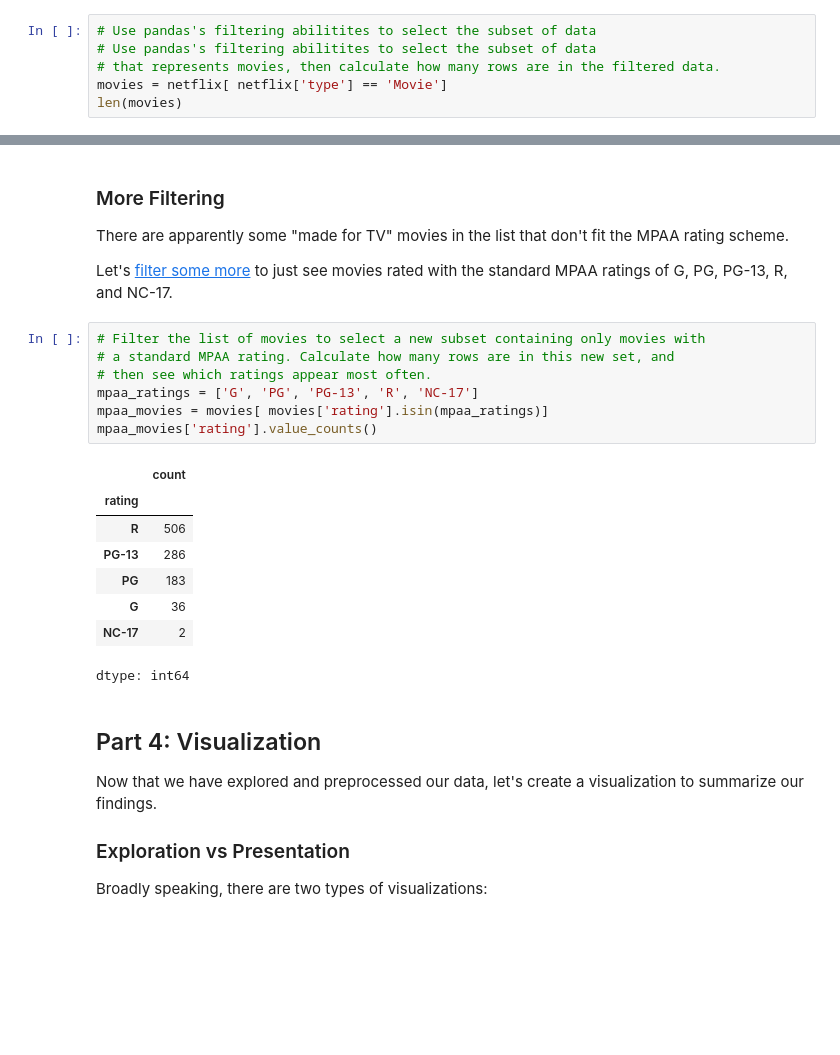
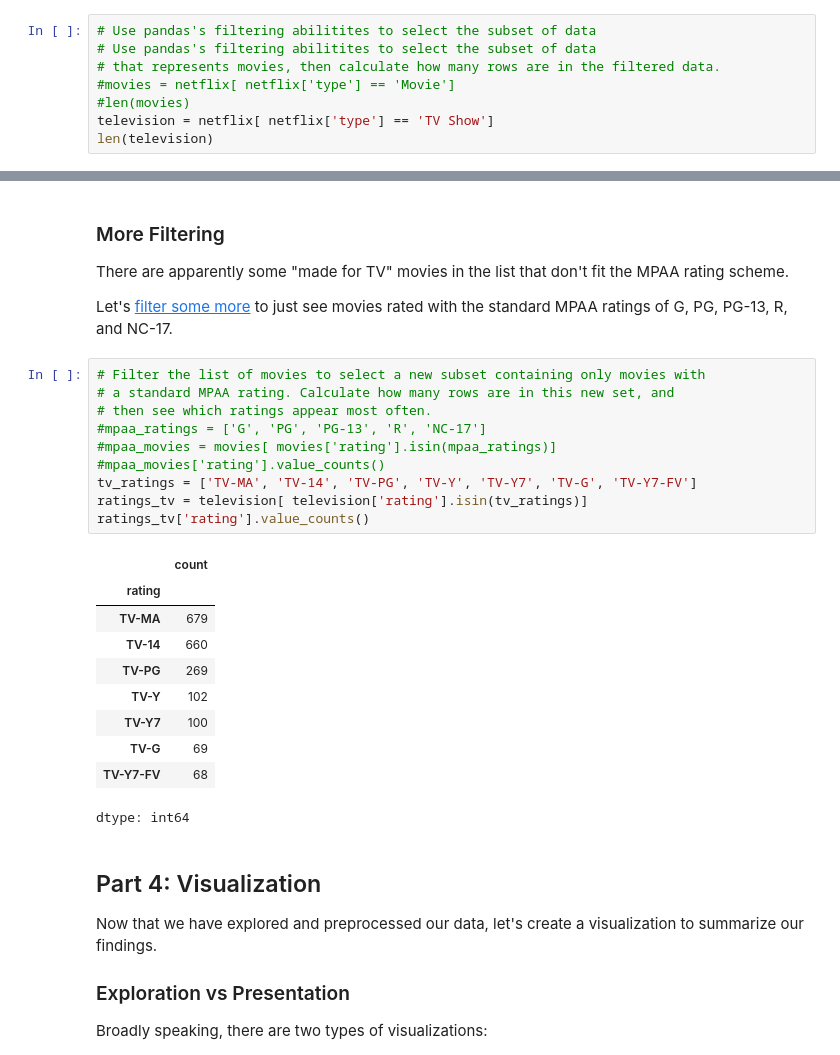
Before and after one commit to jambrizz/CSE-450, a Jupyter notebook: notebooks/Exploration_01.ipynb, the cells around one changed output, grey strips where cells are left out. Cells and saved outputs as stored; diff of their text form; blank space fills up the shorter version.

```diff
--- a/notebooks/Exploration_01.ipynb
+++ b/notebooks/Exploration_01.ipynb
@@ -89,6 +88,8 @@ Once we have the subset, we should see how many rows it contains. There are a [v
 # Use pandas's filtering abilitites to select the subset of data
 # Use pandas's filtering abilitites to select the subset of data
 # that represents movies, then calculate how many rows are in the filtered data.
-movies = netflix[ netflix['type'] == 'Movie']
-len(movies)
+#movies = netflix[ netflix['type'] == 'Movie']
+#len(movies)
+television = netflix[ netflix['type'] == 'TV Show']
+len(television)
 # %% [output]
@@ -129,18 +128,23 @@ Let's [filter some more](https://pandas.pydata.org/docs/getting_started/intro_tu
 # %%
 # Filter the list of movies to select a new subset containing only movies with
 # a standard MPAA rating. Calculate how many rows are in this new set, and
 # then see which ratings appear most often.
-mpaa_ratings = ['G', 'PG', 'PG-13', 'R', 'NC-17']
-mpaa_movies = movies[ movies['rating'].isin(mpaa_ratings)]
-mpaa_movies['rating'].value_counts()
+#mpaa_ratings = ['G', 'PG', 'PG-13', 'R', 'NC-17']
+#mpaa_movies = movies[ movies['rating'].isin(mpaa_ratings)]
+#mpaa_movies['rating'].value_counts()
+tv_ratings = ['TV-MA', 'TV-14', 'TV-PG', 'TV-Y', 'TV-Y7', 'TV-G', 'TV-Y7-FV']
+ratings_tv = television[ television['rating'].isin(tv_ratings)]
+ratings_tv['rating'].value_counts()
 # %% [output]
 |  | count |
 | rating |  |
-| R | 506 |
-| PG-13 | 286 |
-| PG | 183 |
-| G | 36 |
-| NC-17 | 2 |
+| TV-MA | 679 |
+| TV-14 | 660 |
+| TV-PG | 269 |
+| TV-Y | 102 |
+| TV-Y7 | 100 |
+| TV-G | 69 |
+| TV-Y7-FV | 68 |
 dtype: int64
 # %% [markdown]
 ## Part 4: Visualization
```
Also changed, not shown: parts of 3 cells of this notebook.
